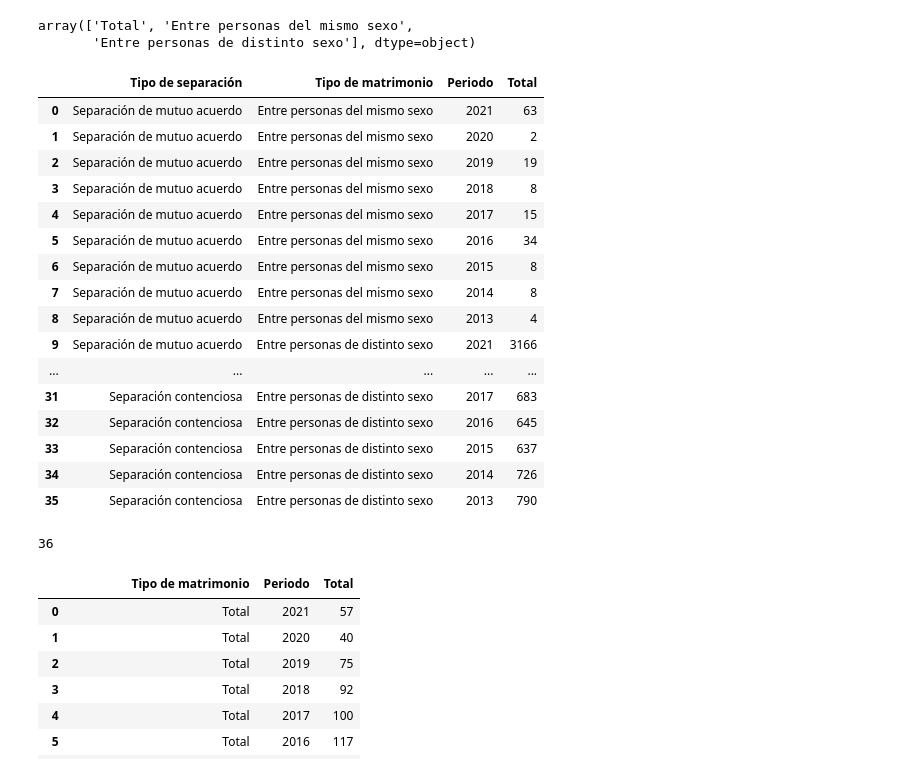
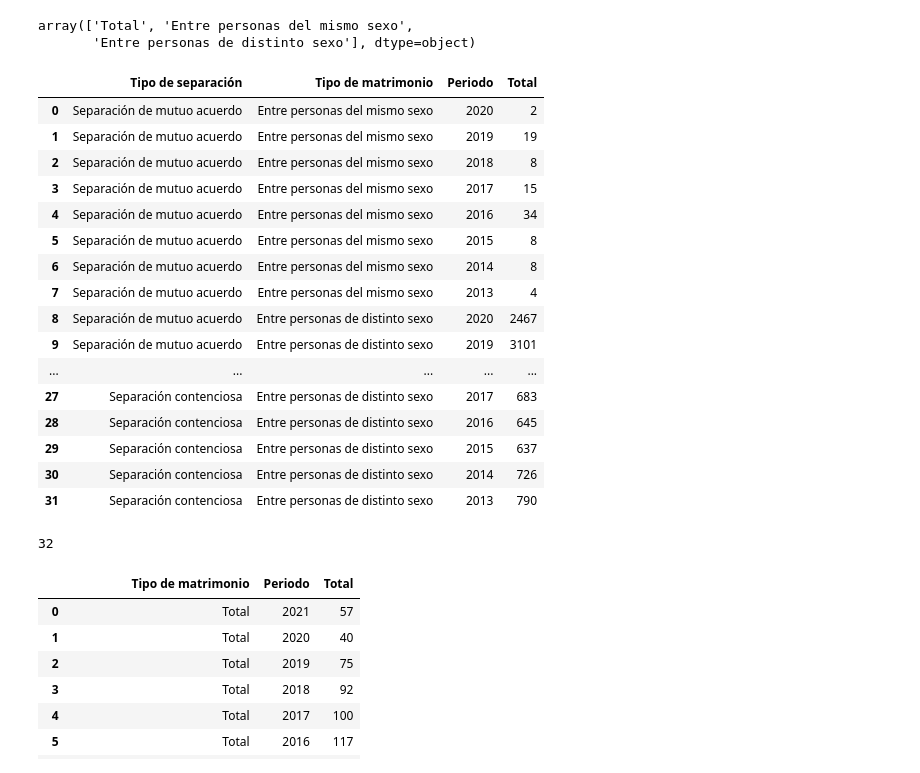
Before and after one commit to elvestevez/marriages_divorces_project_m2, a Jupyter notebook: notebooks/get_dataset.ipynb, the cells around one changed output. Saved outputs shown, nothing was run; the diff lists cells and outputs as text; code cells hidden in the pictures.

```diff
--- a/notebooks/get_dataset.ipynb
+++ b/notebooks/get_dataset.ipynb
@@ -229,31 +231,32 @@ array(['Total', 'Entre personas del mismo sexo',
 # %%
 # clean df
 df_sep = df_sep.loc[(df_sep['Tipo de separación'] != 'Total') &
-                    (df_sep['Tipo de matrimonio'] != 'Total')]
+                    (df_sep['Tipo de matrimonio'] != 'Total') &
+                    (df_sep['Periodo'] != 2021) ]
 df_sep = df_sep.reset_index(drop=True)
 df_sep
 # %% [output]
 |  | Tipo de separación | Tipo de matrimonio | Periodo | Total |
-| 0 | Separación de mutuo acuerdo | Entre personas del mismo sexo | 2021 | 63 |
-| 1 | Separación de mutuo acuerdo | Entre personas del mismo sexo | 2020 | 2 |
-| 2 | Separación de mutuo acuerdo | Entre personas del mismo sexo | 2019 | 19 |
-| 3 | Separación de mutuo acuerdo | Entre personas del mismo sexo | 2018 | 8 |
-| 4 | Separación de mutuo acuerdo | Entre personas del mismo sexo | 2017 | 15 |
-| 5 | Separación de mutuo acuerdo | Entre personas del mismo sexo | 2016 | 34 |
-| 6 | Separación de mutuo acuerdo | Entre personas del mismo sexo | 2015 | 8 |
-| 7 | Separación de mutuo acuerdo | Entre personas del mismo sexo | 2014 | 8 |
-| 8 | Separación de mutuo acuerdo | Entre personas del mismo sexo | 2013 | 4 |
-| 9 | Separación de mutuo acuerdo | Entre personas de distinto sexo | 2021 | 3166 |
+| 0 | Separación de mutuo acuerdo | Entre personas del mismo sexo | 2020 | 2 |
+| 1 | Separación de mutuo acuerdo | Entre personas del mismo sexo | 2019 | 19 |
+| 2 | Separación de mutuo acuerdo | Entre personas del mismo sexo | 2018 | 8 |
+| 3 | Separación de mutuo acuerdo | Entre personas del mismo sexo | 2017 | 15 |
+| 4 | Separación de mutuo acuerdo | Entre personas del mismo sexo | 2016 | 34 |
+| 5 | Separación de mutuo acuerdo | Entre personas del mismo sexo | 2015 | 8 |
+| 6 | Separación de mutuo acuerdo | Entre personas del mismo sexo | 2014 | 8 |
+| 7 | Separación de mutuo acuerdo | Entre personas del mismo sexo | 2013 | 4 |
+| 8 | Separación de mutuo acuerdo | Entre personas de distinto sexo | 2020 | 2467 |
+| 9 | Separación de mutuo acuerdo | Entre personas de distinto sexo | 2019 | 3101 |
 | ... | ... | ... | ... | ... |
-| 31 | Separación contenciosa | Entre personas de distinto sexo | 2017 | 683 |
-| 32 | Separación contenciosa | Entre personas de distinto sexo | 2016 | 645 |
-| 33 | Separación contenciosa | Entre personas de distinto sexo | 2015 | 637 |
-| 34 | Separación contenciosa | Entre personas de distinto sexo | 2014 | 726 |
-| 35 | Separación contenciosa | Entre personas de distinto sexo | 2013 | 790 |
+| 27 | Separación contenciosa | Entre personas de distinto sexo | 2017 | 683 |
+| 28 | Separación contenciosa | Entre personas de distinto sexo | 2016 | 645 |
+| 29 | Separación contenciosa | Entre personas de distinto sexo | 2015 | 637 |
+| 30 | Separación contenciosa | Entre personas de distinto sexo | 2014 | 726 |
+| 31 | Separación contenciosa | Entre personas de distinto sexo | 2013 | 790 |
 # %%
-9 * 2 * 2
+8 * 2 * 2
 # %% [output]
-36
+32
 # %%
 # save df separations
 df_sep.to_csv(path_out + 'separations.csv', index=False) # dataset separations
```
Also changed, not shown: parts of 17 cells of this notebook, 10 other files.
